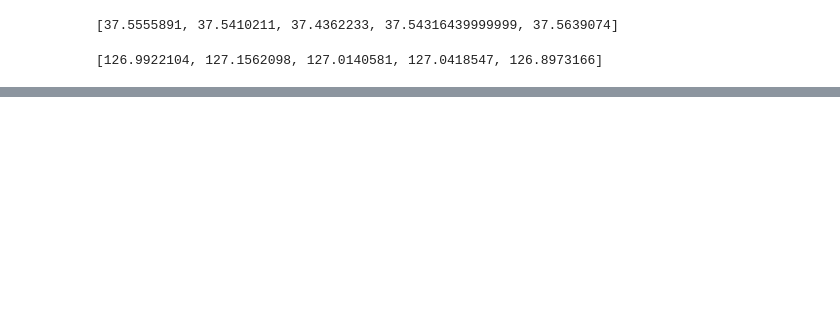
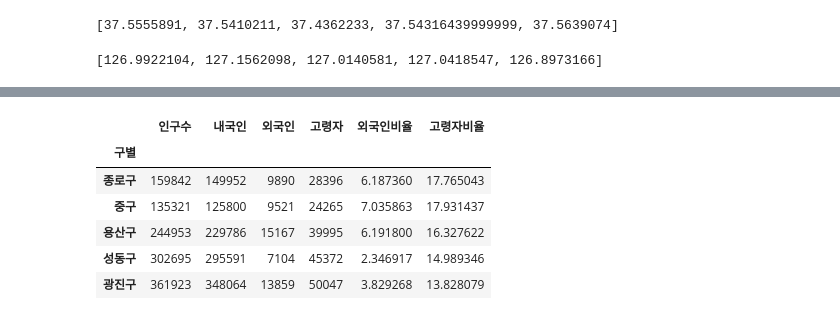
Before and after one commit to leele91/Data-Analysis-2020, a Jupyter notebook: 07.seoul/0004.공원.ipynb, the cells around one changed output, grey strips where cells are left out. Saved outputs shown, nothing was run; the diff lists cells and outputs as text; code cells hidden in the pictures; blank space fills up the shorter version.

```diff
--- a/07.seoul/0004.공원.ipynb
+++ b/07.seoul/0004.공원.ipynb
@@ -324,0 +356,11 @@ park.head()
+# %%
+pop1.set_index('구별', inplace=True)
+pop1.head()
+# %% [output]
+|  | 인구수 | 내국인 | 외국인 | 고령자 | 외국인비율 | 고령자비율 |
+| 구별 |  |  |  |  |  |  |
+| 종로구 | 159842 | 149952 | 9890 | 28396 | 6.187360 | 17.765043 |
+| 중구 | 135321 | 125800 | 9521 | 24265 | 7.035863 | 17.931437 |
+| 용산구 | 244953 | 229786 | 15167 | 39995 | 6.191800 | 16.327622 |
+| 성동구 | 302695 | 295591 | 7104 | 45372 | 2.346917 | 14.989346 |
+| 광진구 | 361923 | 348064 | 13859 | 50047 | 3.829268 | 13.828079 |
```
Also changed, not shown: parts of 6 cells of this notebook.
